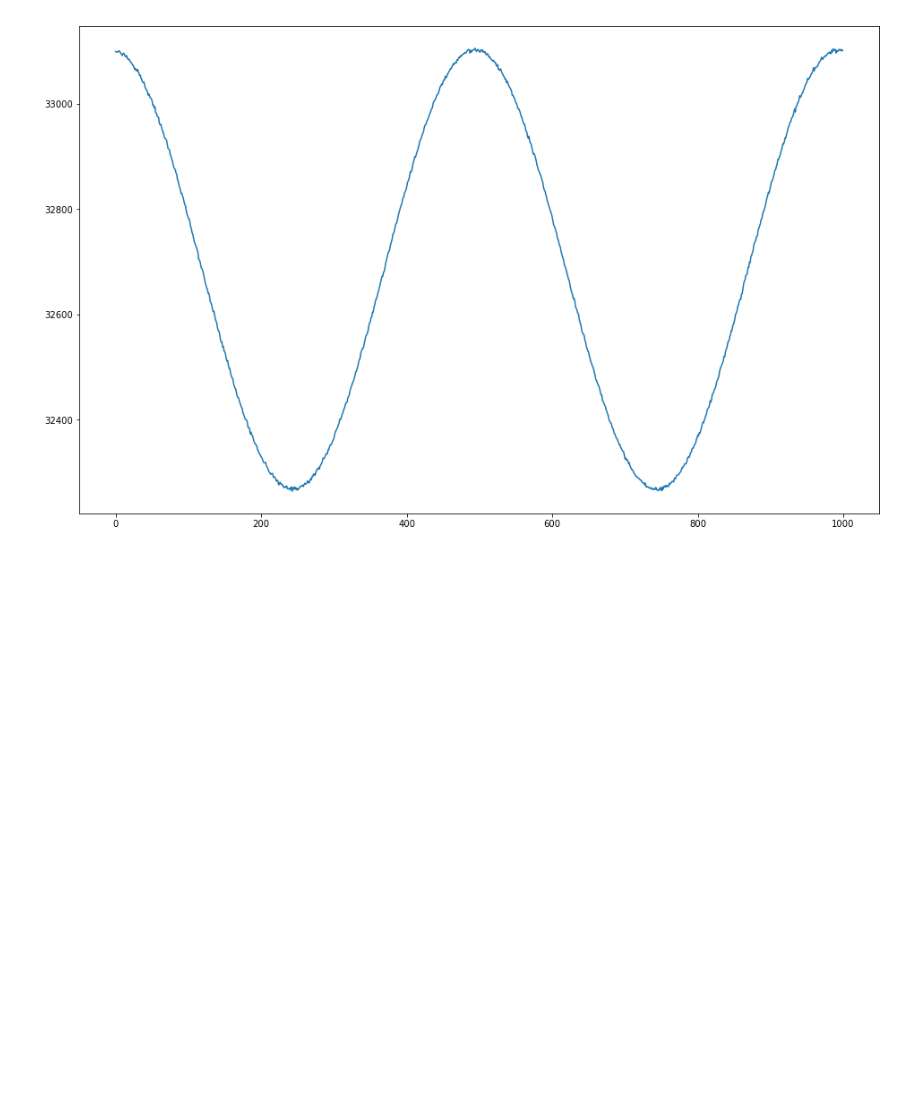
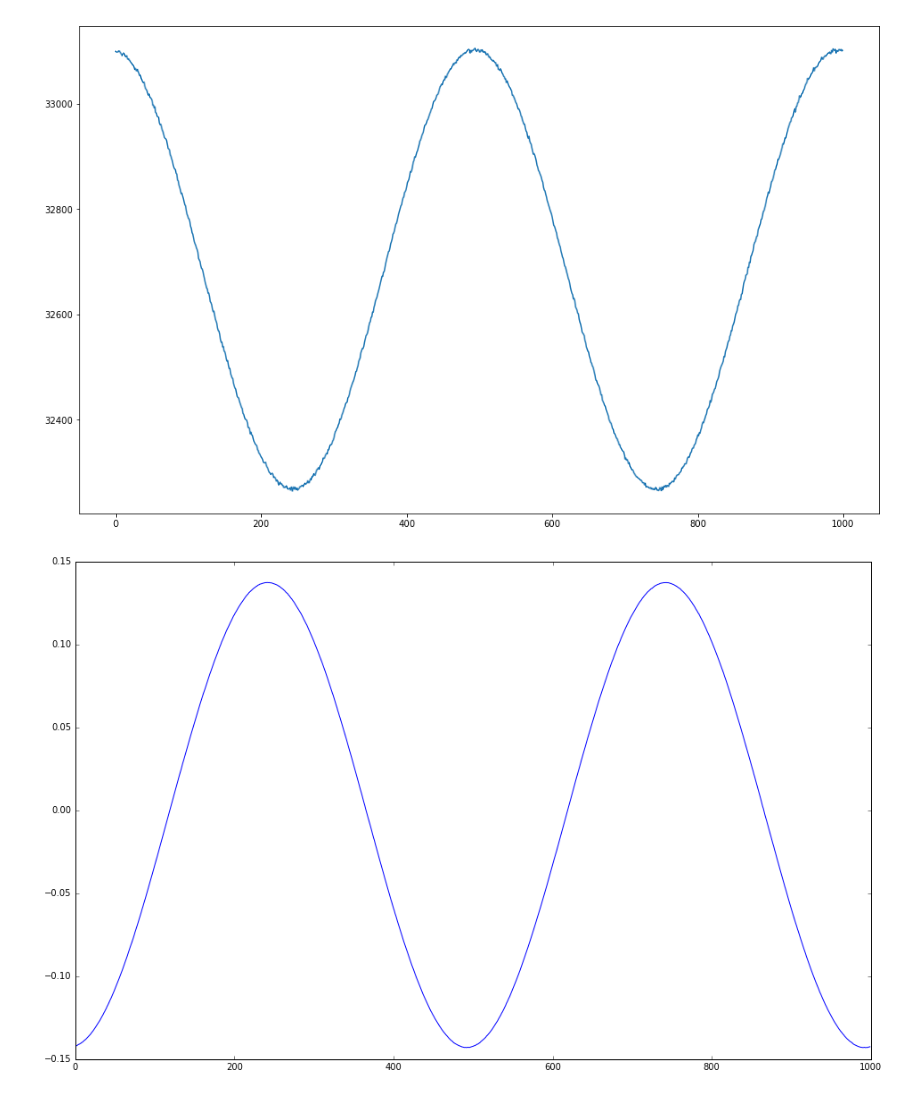
Before and after one commit to alpenwasser/pitaya, a Jupyter notebook: doc/verification/2017-05-03--first-success/adc-test.ipynb, the cells around one changed output. Saved outputs shown, nothing was run; the diff lists cells and outputs as text; code cells hidden in the pictures; blank space fills up the shorter version.

```diff
--- a/doc/verification/2017-05-03--first-success/adc-test.ipynb
+++ b/doc/verification/2017-05-03--first-success/adc-test.ipynb
@@ -63,3 +63,15 @@ plt.plot([int(l, 16) for l in f.readline().split(' ')])
 f.close()
 # %% [output]
 [figure]
+# %%
+import scipy.stats
+
+f = open('scaling.txt')
+plt.figure()
+plt.rcParams['figure.figsize']=16,10
+x = [int(l, 16) / 2**16 * 2.2 - 1.1 for l in f.readline().split(' ')]
+#0.2789 in scope
+plt.plot(x)
+f.close()
+# %% [output]
+[figure, added]
```
Also changed, not shown: parts of 2 cells of this notebook, 2 other files.
